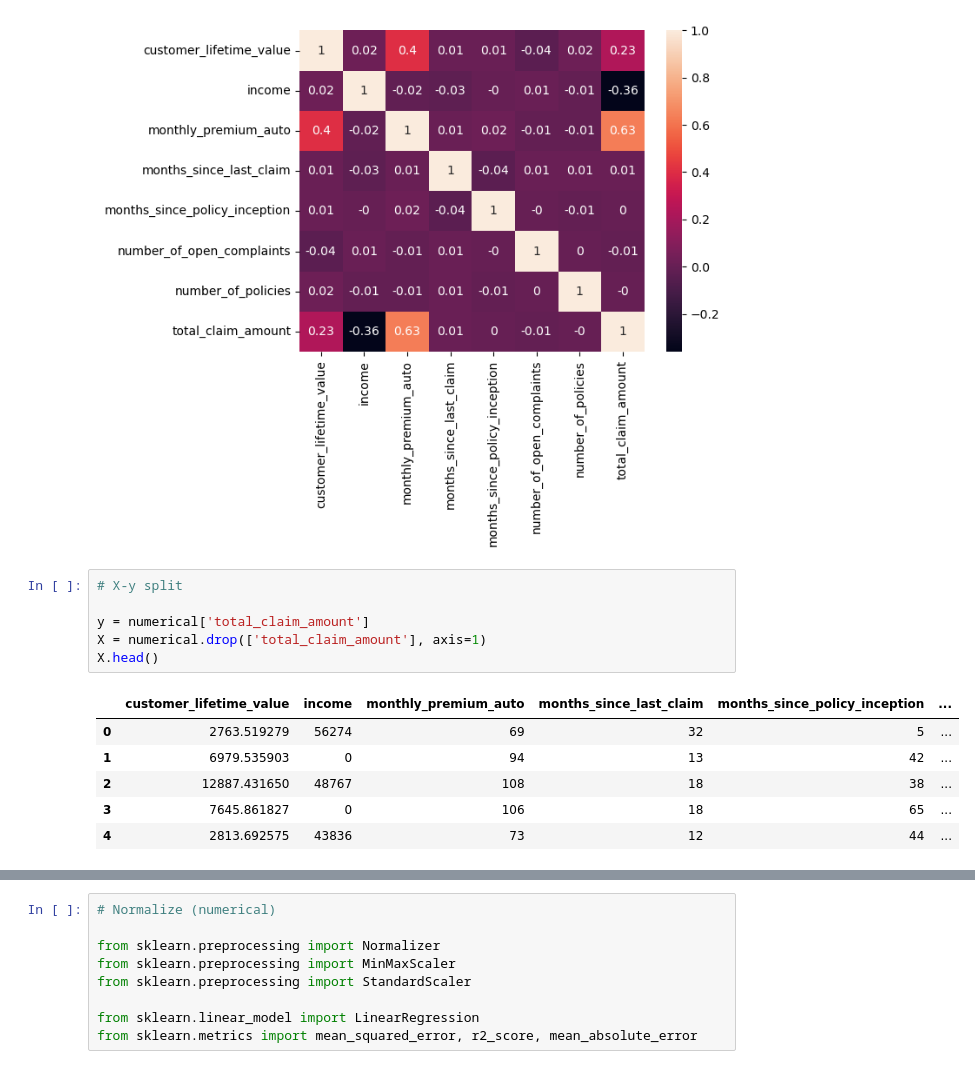
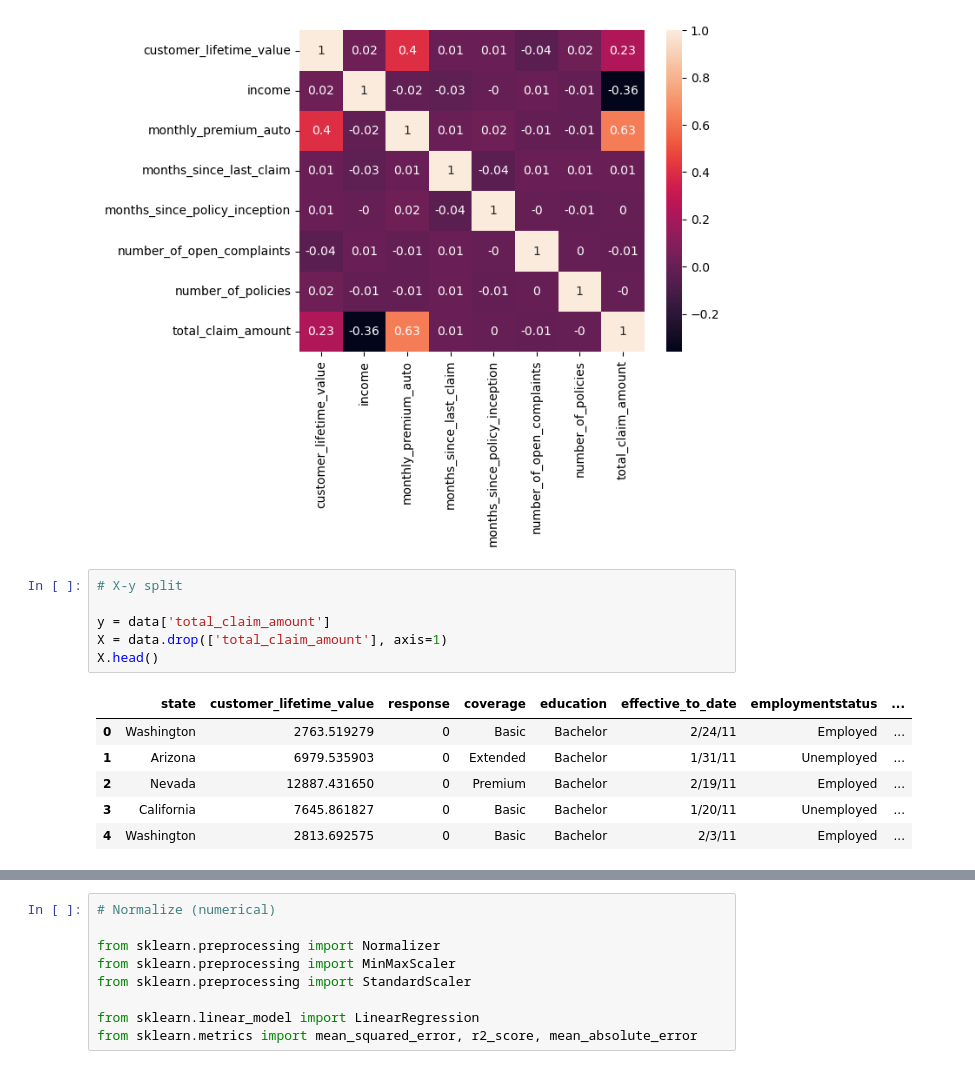
Before and after one commit to Yinguin/lab-customer-analysis-round-5, a Jupyter notebook: files_for_lab/csv_files/lab_customer_analysis_round_5_Ying.ipynb, the cells around one changed output, grey strips where cells are left out. Saved outputs shown, nothing was run; the diff lists cells and outputs as text.

```diff
--- a/files_for_lab/csv_files/lab_customer_analysis_round_5_Ying.ipynb
+++ b/files_for_lab/csv_files/lab_customer_analysis_round_5_Ying.ipynb
@@ -238,13 +238,13 @@ plt.show()
 # %%
 # X-y split
 
-y = numerical['total_claim_amount']
-X = numerical.drop(['total_claim_amount'], axis=1)
+y = data['total_claim_amount']
+X = data.drop(['total_claim_amount'], axis=1)
 X.head()
 # %% [output]
-|  | customer_lifetime_value | income | monthly_premium_auto | months_since_last_claim | months_since_policy_inception | ... |
-| 0 | 2763.519279 | 56274 | 69 | 32 | 5 | ... |
-| 1 | 6979.535903 | 0 | 94 | 13 | 42 | ... |
-| 2 | 12887.431650 | 48767 | 108 | 18 | 38 | ... |
-| 3 | 7645.861827 | 0 | 106 | 18 | 65 | ... |
-| 4 | 2813.692575 | 43836 | 73 | 12 | 44 | ... |
+|  | state | customer_lifetime_value | response | coverage | education | effective_to_date | employmentstatus | ... |
+| 0 | Washington | 2763.519279 | 0 | Basic | Bachelor | 2/24/11 | Employed | ... |
+| 1 | Arizona | 6979.535903 | 0 | Extended | Bachelor | 1/31/11 | Unemployed | ... |
+| 2 | Nevada | 12887.431650 | 0 | Premium | Bachelor | 2/19/11 | Employed | ... |
+| 3 | California | 7645.861827 | 0 | Basic | Bachelor | 1/20/11 | Unemployed | ... |
+| 4 | Washington | 2813.692575 | 0 | Basic | Bachelor | 2/3/11 | Employed | ... |
```
Also changed, not shown: parts of 12 cells of this notebook.
